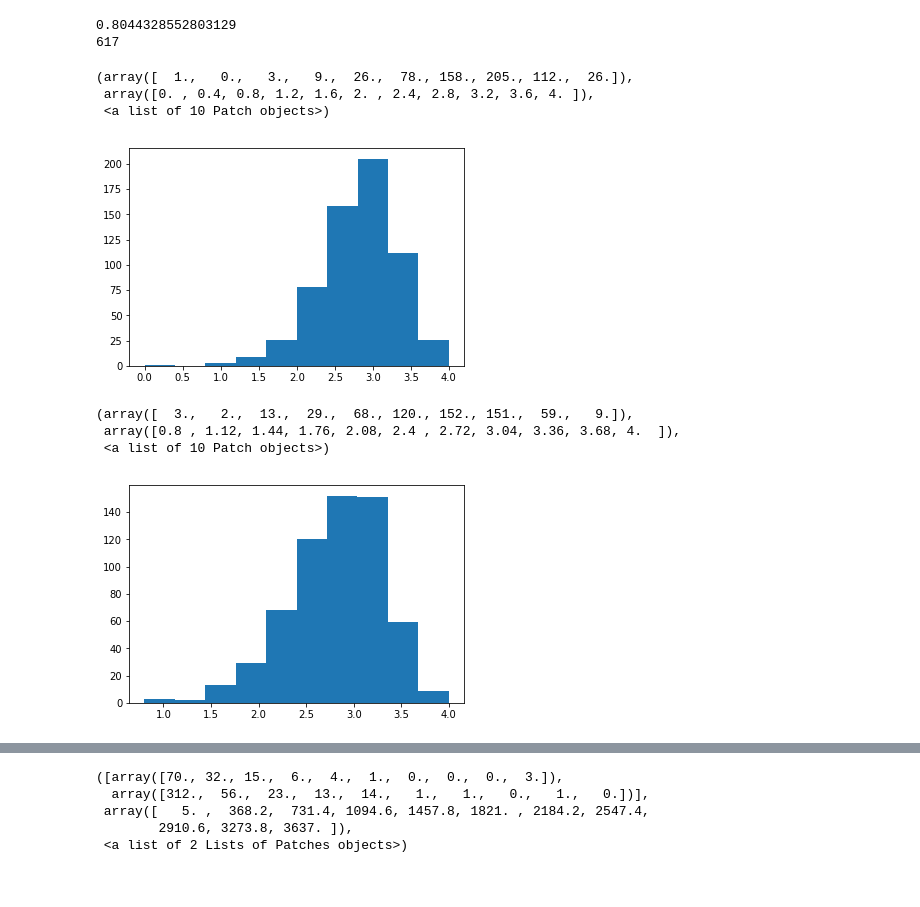
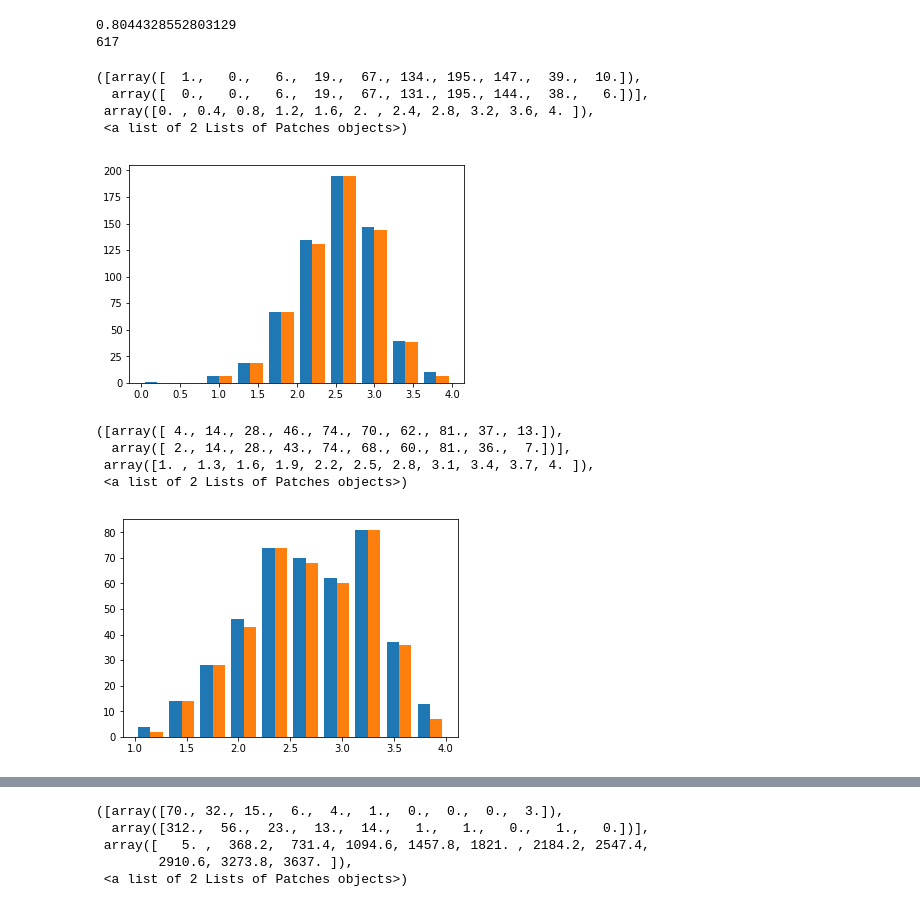
Before and after one commit to charles-tan/POCA, a Jupyter notebook: notebooks/sentiment_result_analysis.ipynb, the cells around one changed output, grey strips where cells are left out. Saved outputs shown, nothing was run; the diff lists cells and outputs as text; code cells hidden in the pictures.

Commit message:
improvements on sentiment_result_analysis

```diff
--- a/notebooks/sentiment_result_analysis.ipynb
+++ b/notebooks/sentiment_result_analysis.ipynb
@@ -51,20 +51,26 @@ print(len(dem_df[dem_df['sentiment'] > 0]))
 617
 # %%
 fig, axs = plt.subplots(1)
-axs.hist(dem_df['sentiment'])
+a = dem_df[dem_df['num_tweets'] >= 0].sentiment
+b = dem_df[dem_df['num_tweets'] >= 5].sentiment
+axs.hist([a, b])
 # %% [output]
-(array([  1.,   0.,   3.,   9.,  26.,  78., 158., 205., 112.,  26.]),
+([array([  1.,   0.,   6.,  19.,  67., 134., 195., 147.,  39.,  10.]),
+  array([  0.,   0.,   6.,  19.,  67., 131., 195., 144.,  38.,   6.])],
  array([0. , 0.4, 0.8, 1.2, 1.6, 2. , 2.4, 2.8, 3.2, 3.6, 4. ]),
- <a list of 10 Patch objects>)
+ <a list of 2 Lists of Patches objects>)
-[figure, old version]
+[figure, new version]
 # %%
 fig, axs = plt.subplots(1)
-axs.hist(dem_df[dem_df['num_tweets'] >= 5].sentiment)
+a = rep_df[rep_df['num_tweets'] >= 0].sentiment
+b = rep_df[rep_df['num_tweets'] >= 5].sentiment
+axs.hist([a, b])
 # %% [output]
-(array([  3.,   2.,  13.,  29.,  68., 120., 152., 151.,  59.,   9.]),
- array([0.8 , 1.12, 1.44, 1.76, 2.08, 2.4 , 2.72, 3.04, 3.36, 3.68, 4.  ]),
- <a list of 10 Patch objects>)
+([array([ 4., 14., 28., 46., 74., 70., 62., 81., 37., 13.]),
+  array([ 2., 14., 28., 43., 74., 68., 60., 81., 36.,  7.])],
+ array([1. , 1.3, 1.6, 1.9, 2.2, 2.5, 2.8, 3.1, 3.4, 3.7, 4. ]),
+ <a list of 2 Lists of Patches objects>)
-[figure, old version]
+[figure, new version]
 # %%
 fig, (axs1, axs2) = plt.subplots(1, 2)
 t_dem_df = dem_df[dem_df['num_tweets'] >= 0]
```
Also changed, not shown: parts of 34 cells of this notebook.
